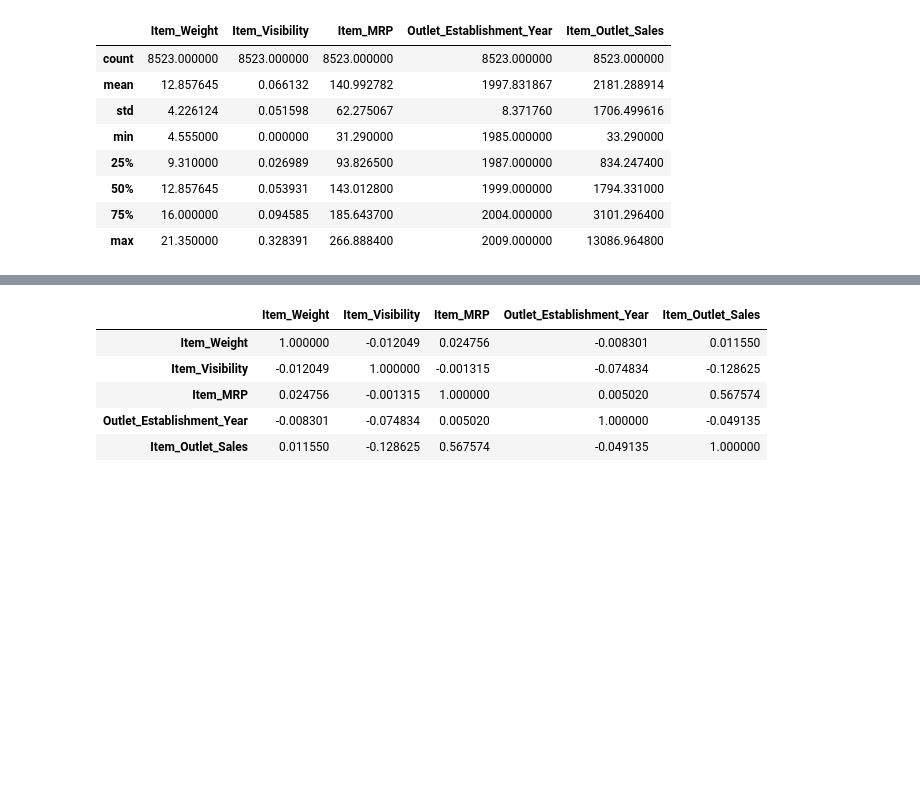
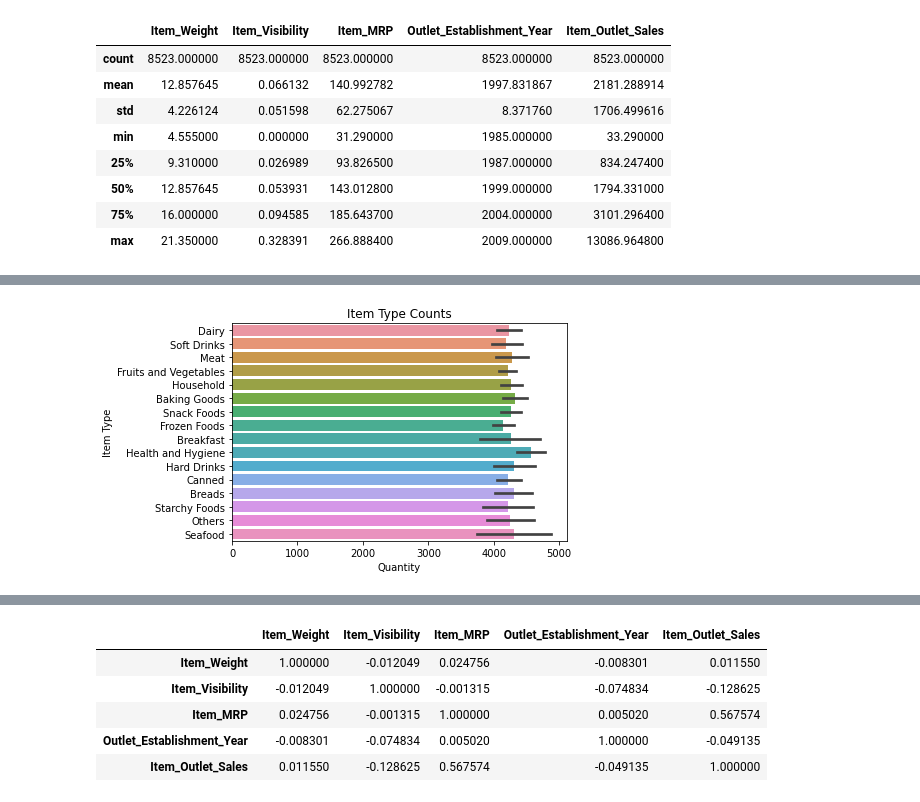
Before and after one commit to starkjones/Food-Sales-Predictions, a Jupyter notebook: Food_Sales_Prediction.ipynb, the cells around one changed output, grey strips where cells are left out. Drawn from its saved outputs; the diff is of its cells as text; code cells hidden in the pictures; blank space fills up the shorter version.

```diff
--- a/Food_Sales_Prediction.ipynb
+++ b/Food_Sales_Prediction.ipynb
@@ -168,10 +183,6 @@ memory usage: 799.2+ KB
 # %%
-# 7. Find and fix any inconsistent categories of data (example: fix cat, Cat,
-# and cats so that they are consistent)
-# Answer: Checking all columns with object datatypes:
-
-# df['Item_Fat_Content'].value_counts() displays, what I assume are 3
-# diffferent versions of "Low Fat", and two different versions of "Regular"
+# The for loop prints what I assume are 3
+# different versions of "Low Fat", and two different versions of "Regular"
 # as seen below:
 
 # Low Fat    5089
@@ -181,18 +192,15 @@ memory usage: 799.2+ KB
 # low fat     112
 # Name: Item_Fat_Content, dtype: int64
 
-df['Item_Fat_Content'].replace({"LF":"Low Fat", "low fat": "Low Fat", "reg": "Regular"}, inplace= True)
+df['Item_Fat_Content'].replace({"LF":"Low Fat", "low fat": "Low Fat",
+                                "reg": "Regular"}, inplace= True)
 df["Item_Fat_Content"].value_counts()
 
-# df['Item_Type'].value_counts() # No inconsistencies
-
-# df['Outlet_Identifier'].value_counts() # No inconsistencies
-
-# df['Outlet_Size'].value_counts() # No inconsistencies
-
-# df['Outlet_Location_Type'].value_counts() # No inconsistencies
-
-# df['Outlet_Type'].value_counts() # No inconsistencies
+# Item_Type = No inconsistencies
+# Outlet_Identifier = No inconsistencies
+# Outlet_Size = No inconsistencies
+# Outlet_Location_Type = No inconsistencies
+# Outlet_Type = No inconsistencies
 # %% [output]
 Low Fat    5517
 Regular    3006
@@ -255,0 +236,11 @@ sns.boxplot(data= df, x='Outlet_Size', y='Item_Outlet_Sales');
+# %%
+b =df['Item_Type'].index
+a = df['Item_Type'].values
+plt.xlabel('Quantity');
+plt.ylabel('Item Type')
+
+bar =sns.barplot(data=df, x=b, y=a);
+bar.set_title('Item Type Counts');
+bar.figsize=(15,10)
+# %% [output]
+[figure, added]
```
Also changed, not shown: parts of 16 cells of this notebook.
